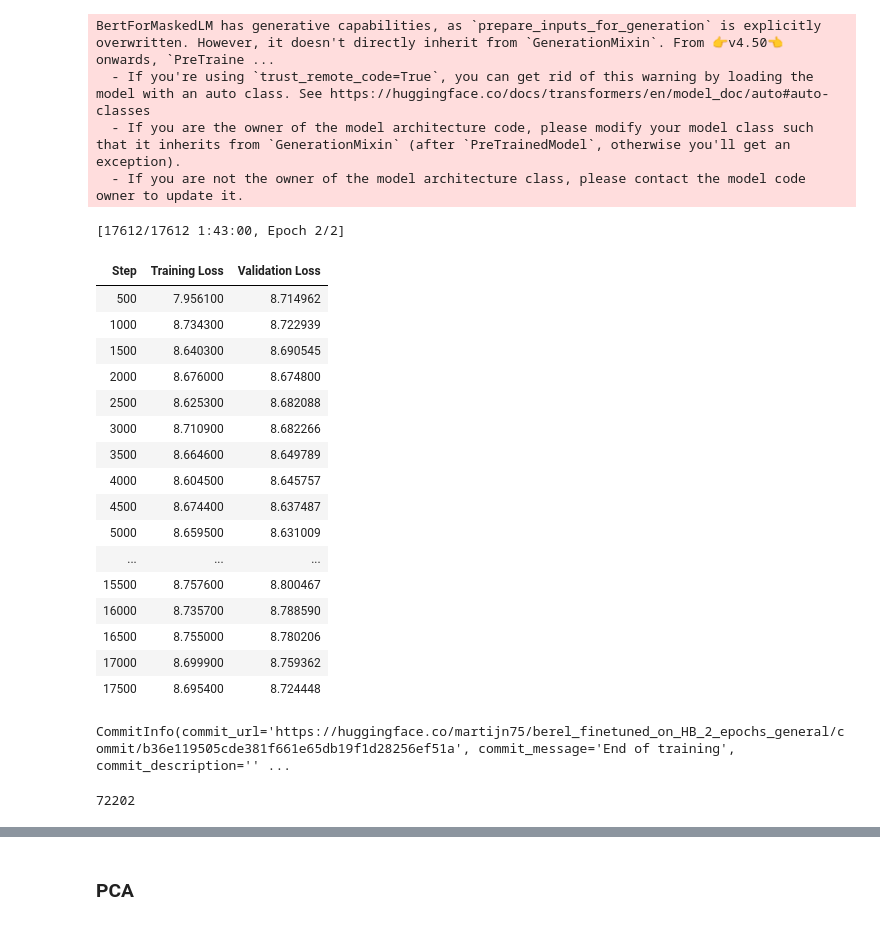
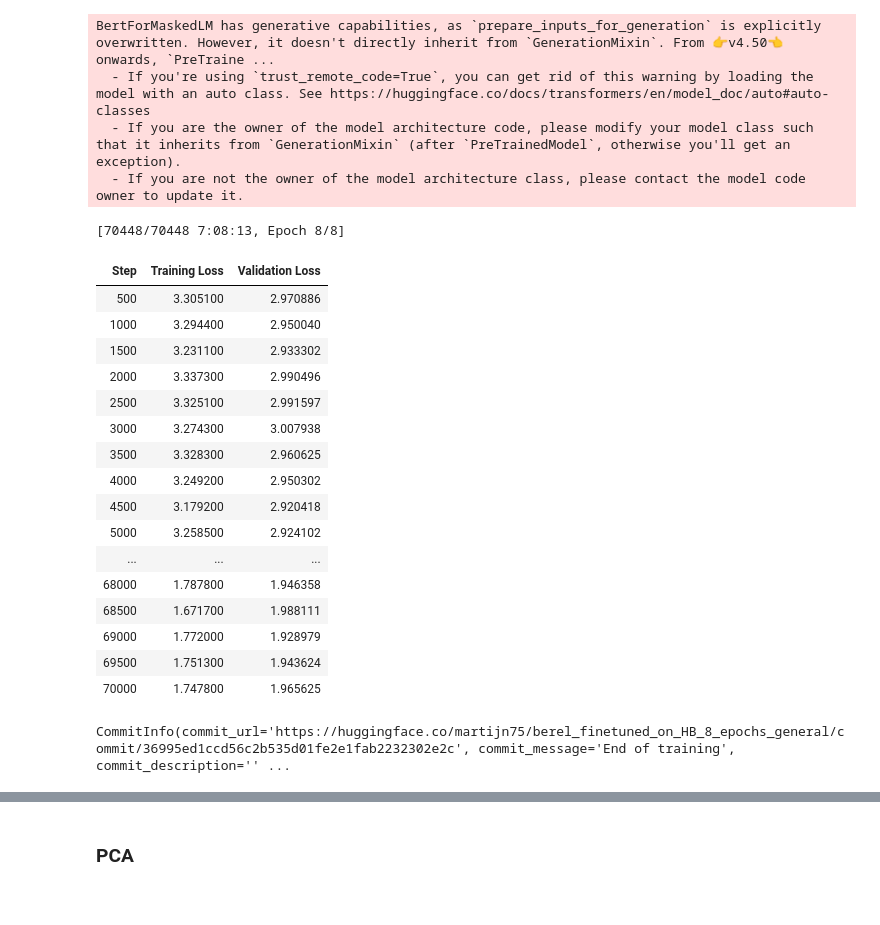
Before and after one commit to MartijnNaaijer/jeremiah_project_models, a Jupyter notebook: detect_poetry_with_berel_embeddings_train_on_biblical.ipynb, the cells around one changed output, grey strips where cells are left out. Saved outputs shown, nothing was run; the diff lists cells and outputs as text; code cells hidden in the pictures.

```diff
--- a/detect_poetry_with_berel_embeddings_train_on_biblical.ipynb
+++ b/detect_poetry_with_berel_embeddings_train_on_biblical.ipynb
@@ -56,14 +56,3 @@ TF API: names N F E L T S C TF Fs Fall Es Eall Cs Call directly usable
 # %%
 import torch
 torch.cuda.empty_cache()
-# %%
-bib_verses = {}
-
-for ve in F.otype.s('verse'):
-    bo, ch, v = T.sectionFromNode(ve)
-    heb_text = ''.join([F.g_cons_utf8.v(w) if not F.trailer.v(w) else F.g_cons_utf8.v(w) + ' ' for w in L.d(ve, 'word')]).strip()
-    bib_verses[(bo, ch, v)] = [bo, ch, v, heb_text]
-
-bib_df = pd.DataFrame(bib_verses).T
-bib_df.columns = ['book', 'chapter', 'verse', 'text']
-bib_df.head()
@@ -79,8 +61,10 @@ def make_n_grams(input_list, n):
   return zip(*[input_list[i:] for i in range(n)])
 
 def make_n_clause_dict(n):
+    """
+    Makes sequences of n clauses in the Hebrew Bible, based on a running window.
+    """
     n_clause_dict = {}
-    #bo_ch_list = []
 
     for bo in F.otype.s('book'):
         cl_n_grams = list(make_n_grams(L.d(bo, 'clause'), n))
@@ -94,9 +78,3 @@ def make_n_clause_dict(n):
             n_clause_dict[(book, chapter_number, cl_n_gram)] = [book, chapter_number, cl_n_gram, heb_text]
 
     return n_clause_dict
-
-n_clause_dict = make_n_clause_dict(3)
-
-bib_df = pd.DataFrame(n_clause_dict).T
-bib_df.columns = ['book', 'chapter', 'clauses', 'text']
-bib_df.head()
@@ -129,47 +108,47 @@ BertForMaskedLM has generative capabilities, as `prepare_inputs_for_generation`
 # %%
 data_collator = DataCollatorForLanguageModeling(tokenizer, mlm=True, mlm_probability=.15)
 # %%
-args = TrainingArguments(output_dir="martijn75/berel_finetuned_on_HB_2_epochs_general",
+args = TrainingArguments(output_dir="martijn75/berel_finetuned_on_HB_8_epochs_general",
                          evaluation_strategy="steps",
                          save_strategy="epoch",
-                         learning_rate=0.0005,
-                         num_train_epochs=2,
+                         learning_rate=0.0001,
+                         num_train_epochs=8,
                          per_device_train_batch_size=8,
                          per_device_eval_batch_size=8,
                          seed=42,
                         )
 trainer = Trainer(
     model=model,
     args=args,
     train_dataset=tokenized_data['train'],
     eval_dataset=tokenized_data['test'],
     tokenizer=tokenizer,
     data_collator=data_collator,
   )
 
 trainer.train()
 
 trainer.push_to_hub()
 # %% [output]
-[17612/17612 1:43:00, Epoch 2/2]
+[70448/70448 7:08:13, Epoch 8/8]
 | Step | Training Loss | Validation Loss |
-| 500 | 7.956100 | 8.714962 |
-| 1000 | 8.734300 | 8.722939 |
-| 1500 | 8.640300 | 8.690545 |
-| 2000 | 8.676000 | 8.674800 |
-| 2500 | 8.625300 | 8.682088 |
-| 3000 | 8.710900 | 8.682266 |
-| 3500 | 8.664600 | 8.649789 |
-| 4000 | 8.604500 | 8.645757 |
-| 4500 | 8.674400 | 8.637487 |
-| 5000 | 8.659500 | 8.631009 |
+| 500 | 3.305100 | 2.970886 |
+| 1000 | 3.294400 | 2.950040 |
+| 1500 | 3.231100 | 2.933302 |
+| 2000 | 3.337300 | 2.990496 |
+| 2500 | 3.325100 | 2.991597 |
+| 3000 | 3.274300 | 3.007938 |
+| 3500 | 3.328300 | 2.960625 |
+| 4000 | 3.249200 | 2.950302 |
+| 4500 | 3.179200 | 2.920418 |
+| 5000 | 3.258500 | 2.924102 |
 | ... | ... | ... |
-| 15500 | 8.757600 | 8.800467 |
-| 16000 | 8.735700 | 8.788590 |
-| 16500 | 8.755000 | 8.780206 |
-| 17000 | 8.699900 | 8.759362 |
-| 17500 | 8.695400 | 8.724448 |
+| 68000 | 1.787800 | 1.946358 |
+| 68500 | 1.671700 | 1.988111 |
+| 69000 | 1.772000 | 1.928979 |
+| 69500 | 1.751300 | 1.943624 |
+| 70000 | 1.747800 | 1.965625 |
-CommitInfo(commit_url='https://huggingface.co/martijn75/berel_finetuned_on_HB_2_epochs_general/commit/b36e119505cde381f661e65db19f1d28256ef51a', commit_message='End of training', commit_description='' ...
+CommitInfo(commit_url='https://huggingface.co/martijn75/berel_finetuned_on_HB_8_epochs_general/commit/36995ed1ccd56c2b535d01fe2e1fab2232302e2c', commit_message='End of training', commit_description='' ...
 # %%
 prose = {
     'Genesis',
@@ -229,7 +192,3 @@ del A, F, T, L
-# %%
-len(bi_clause_genre_dict)
-# %% [output]
-72202
 # %%
 def get_last_hidden_state(model, inputs):
     device = torch.device("cuda" if torch.cuda.is_available() else "cpu") #'cpu'
```
Also changed, not shown: parts of 54 cells of this notebook, 17 other files.
